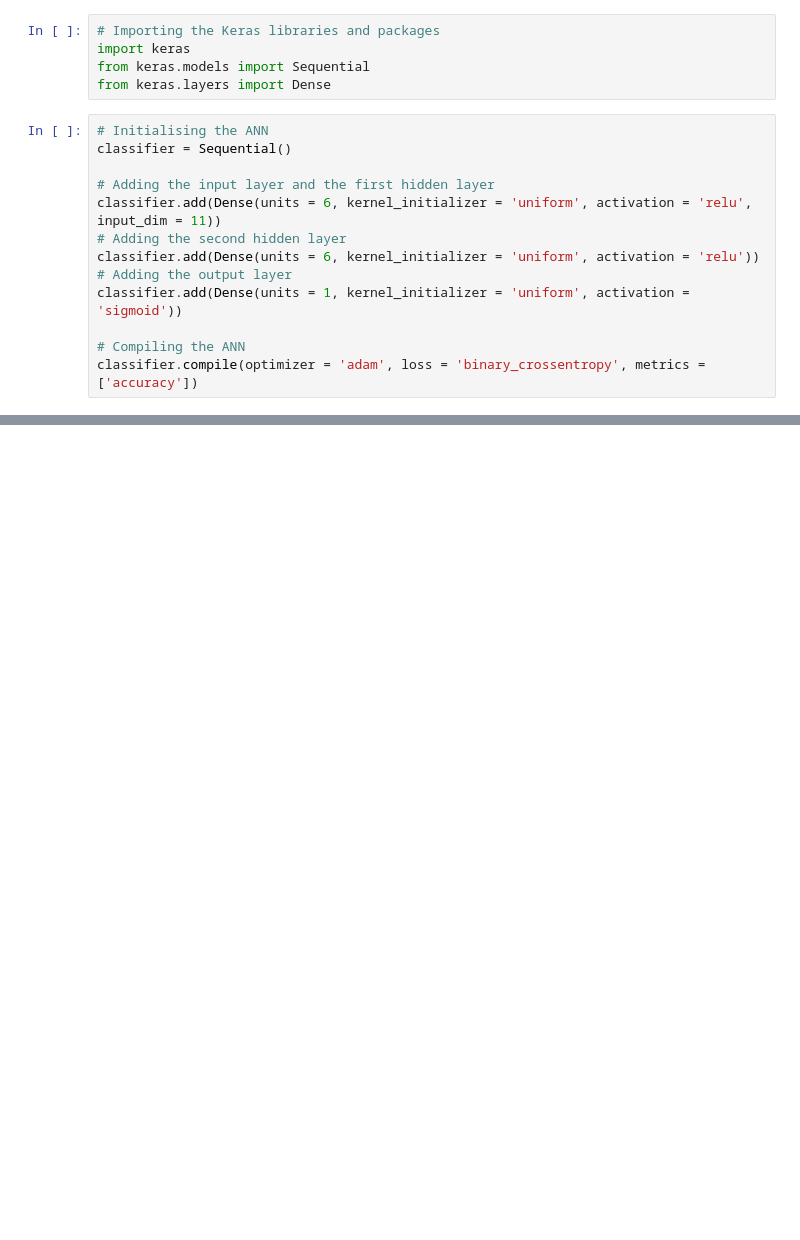
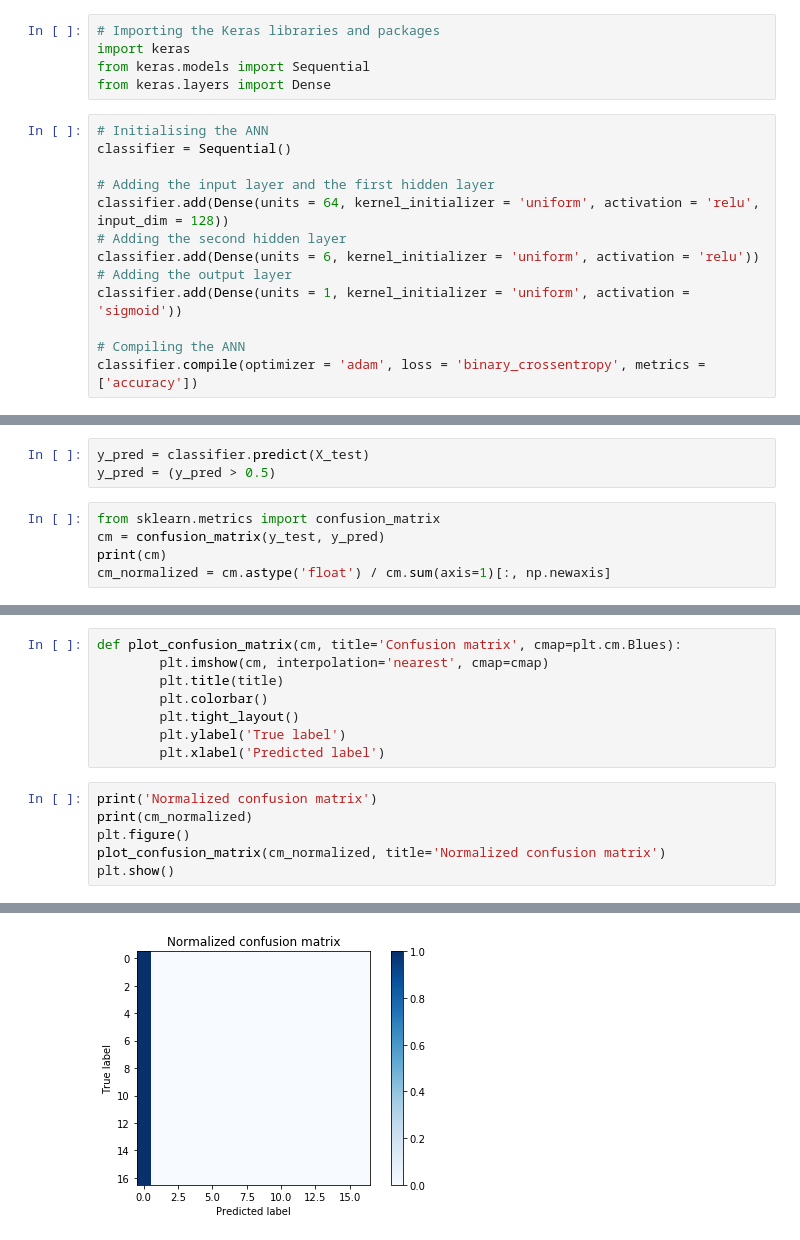
Before and after one commit to sorashido/DiplomacyPredict, a Jupyter notebook: ann.ipynb, the cells around one changed output, grey strips where cells are left out. Drawn from its saved outputs; the diff is of its cells as text; blank space fills up the shorter version.

```diff
--- a/ann.ipynb
+++ b/ann.ipynb
@@ -59,7 +123,7 @@ from keras.layers import Dense
 classifier = Sequential()
 
 # Adding the input layer and the first hidden layer
-classifier.add(Dense(units = 6, kernel_initializer = 'uniform', activation = 'relu', input_dim = 11))
+classifier.add(Dense(units = 64, kernel_initializer = 'uniform', activation = 'relu', input_dim = 128))
 # Adding the second hidden layer
 classifier.add(Dense(units = 6, kernel_initializer = 'uniform', activation = 'relu'))
 # Adding the output layer
@@ -71,0 +155,8 @@ classifier.fit(X_train, y_train, batch_size = 10, epochs = 100)
+# %%
+y_pred = classifier.predict(X_test)
+y_pred = (y_pred > 0.5)
+# %%
+from sklearn.metrics import confusion_matrix
+cm = confusion_matrix(y_test, y_pred)
+print(cm)
+cm_normalized = cm.astype('float') / cm.sum(axis=1)[:, np.newaxis]
@@ -71,0 +181,15 @@ classifier.fit(X_train, y_train, batch_size = 10, epochs = 100)
+# %%
+def plot_confusion_matrix(cm, title='Confusion matrix', cmap=plt.cm.Blues):
+        plt.imshow(cm, interpolation='nearest', cmap=cmap)
+        plt.title(title)
+        plt.colorbar()
+        plt.tight_layout()
+        plt.ylabel('True label')
+        plt.xlabel('Predicted label')
+# %%
+print('Normalized confusion matrix')
+print(cm_normalized)
+plt.figure()
+plot_confusion_matrix(cm_normalized, title='Normalized confusion matrix')
+plt.show()
+# %% [output]
@@ -71,0 +214 @@ classifier.fit(X_train, y_train, batch_size = 10, epochs = 100)
+[figure, added]
```
Also changed, not shown: parts of 18 cells of this notebook, 1 other file.
